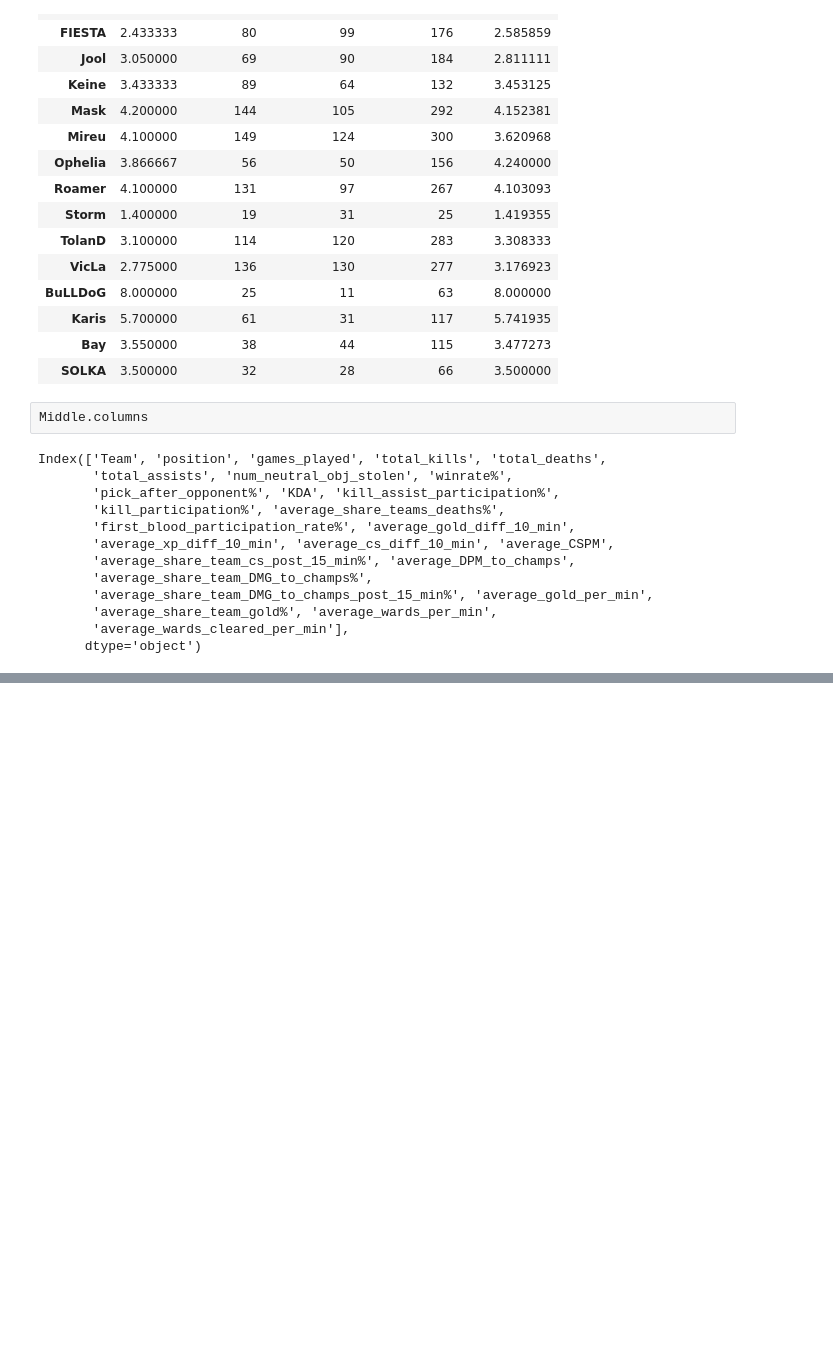
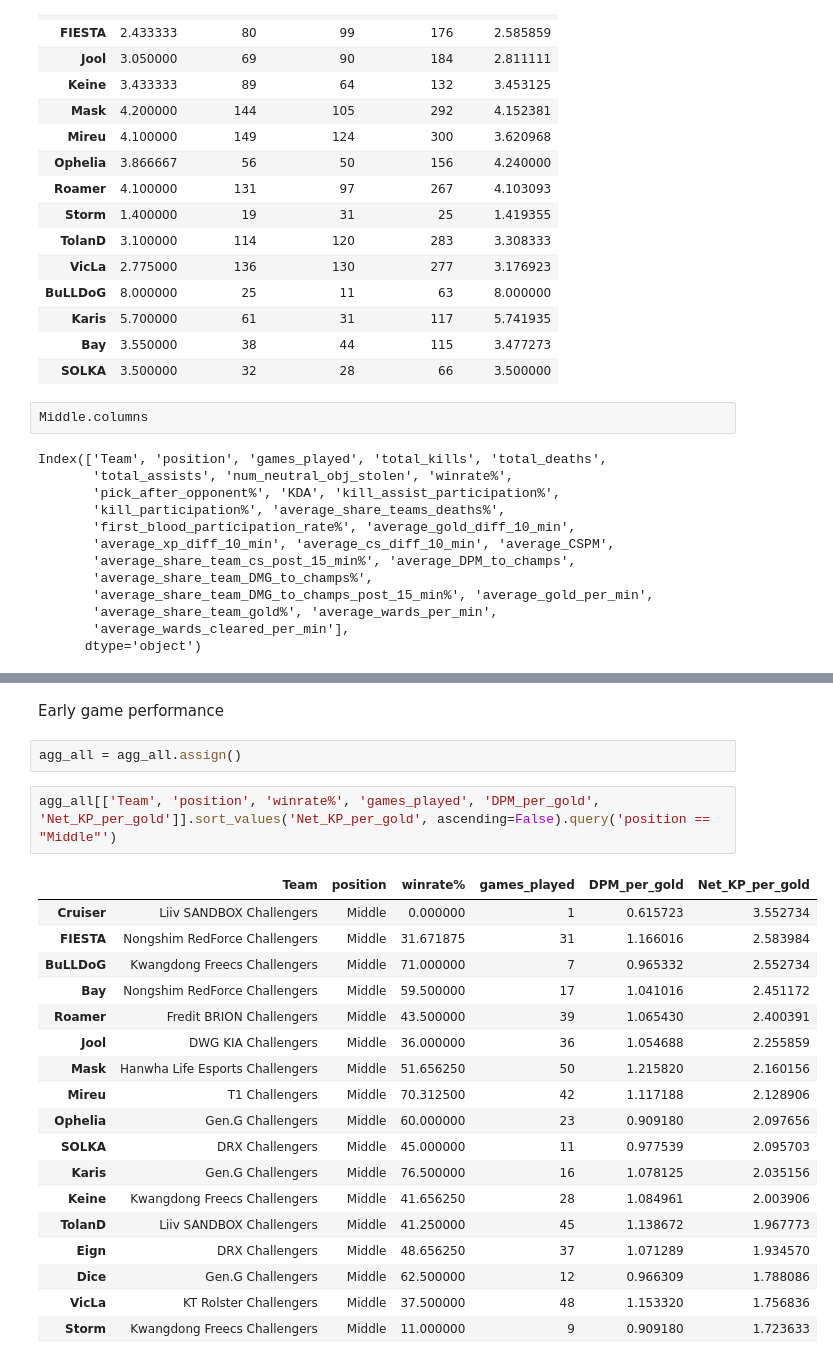
Before and after one commit to SFauth/LCK_CL_2021_Talent_Identification_Uni_Project, a Jupyter notebook: code.ipynb, the cells around one changed output, grey strips where cells are left out. Cells and saved outputs as stored; diff of their text form; blank space fills up the shorter version.

```diff
--- a/code.ipynb
+++ b/code.ipynb
@@ -346,0 +422,25 @@ Index(['Team', 'position', 'games_played', 'total_kills', 'total_deaths',
+# %% [markdown]
+Early game performance
+# %%
+agg_all = agg_all.assign()
+# %%
+agg_all[['Team', 'position', 'winrate%', 'games_played', 'DPM_per_gold', 'Net_KP_per_gold']].sort_values('Net_KP_per_gold', ascending=False).query('position == "Middle"')
+# %% [output]
+|  | Team | position | winrate% | games_played | DPM_per_gold | Net_KP_per_gold |
+| Cruiser | Liiv SANDBOX Challengers | Middle | 0.000000 | 1 | 0.615723 | 3.552734 |
+| FIESTA | Nongshim RedForce Challengers | Middle | 31.671875 | 31 | 1.166016 | 2.583984 |
+| BuLLDoG | Kwangdong Freecs Challengers | Middle | 71.000000 | 7 | 0.965332 | 2.552734 |
+| Bay | Nongshim RedForce Challengers | Middle | 59.500000 | 17 | 1.041016 | 2.451172 |
+| Roamer | Fredit BRION Challengers | Middle | 43.500000 | 39 | 1.065430 | 2.400391 |
+| Jool | DWG KIA Challengers | Middle | 36.000000 | 36 | 1.054688 | 2.255859 |
+| Mask | Hanwha Life Esports Challengers | Middle | 51.656250 | 50 | 1.215820 | 2.160156 |
+| Mireu | T1 Challengers | Middle | 70.312500 | 42 | 1.117188 | 2.128906 |
+| Ophelia | Gen.G Challengers | Middle | 60.000000 | 23 | 0.909180 | 2.097656 |
+| SOLKA | DRX Challengers | Middle | 45.000000 | 11 | 0.977539 | 2.095703 |
+| Karis | Gen.G Challengers | Middle | 76.500000 | 16 | 1.078125 | 2.035156 |
+| Keine | Kwangdong Freecs Challengers | Middle | 41.656250 | 28 | 1.084961 | 2.003906 |
+| TolanD | Liiv SANDBOX Challengers | Middle | 41.250000 | 45 | 1.138672 | 1.967773 |
+| Eign | DRX Challengers | Middle | 48.656250 | 37 | 1.071289 | 1.934570 |
+| Dice | Gen.G Challengers | Middle | 62.500000 | 12 | 0.966309 | 1.788086 |
+| VicLa | KT Rolster Challengers | Middle | 37.500000 | 48 | 1.153320 | 1.756836 |
+| Storm | Kwangdong Freecs Challengers | Middle | 11.000000 | 9 | 0.909180 | 1.723633 |
```
Also changed, not shown: parts of 17 cells of this notebook.
